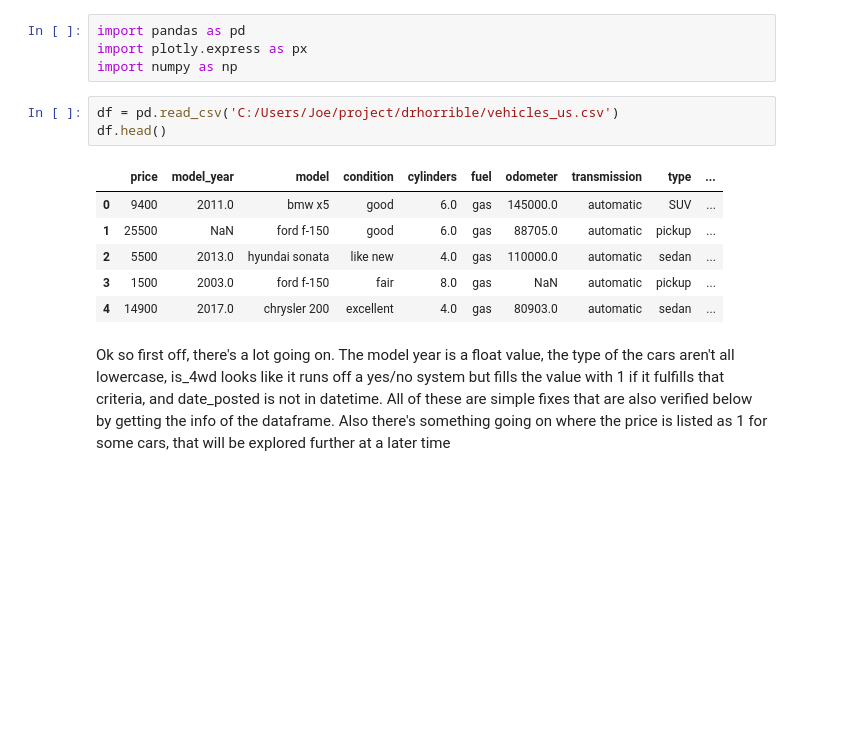
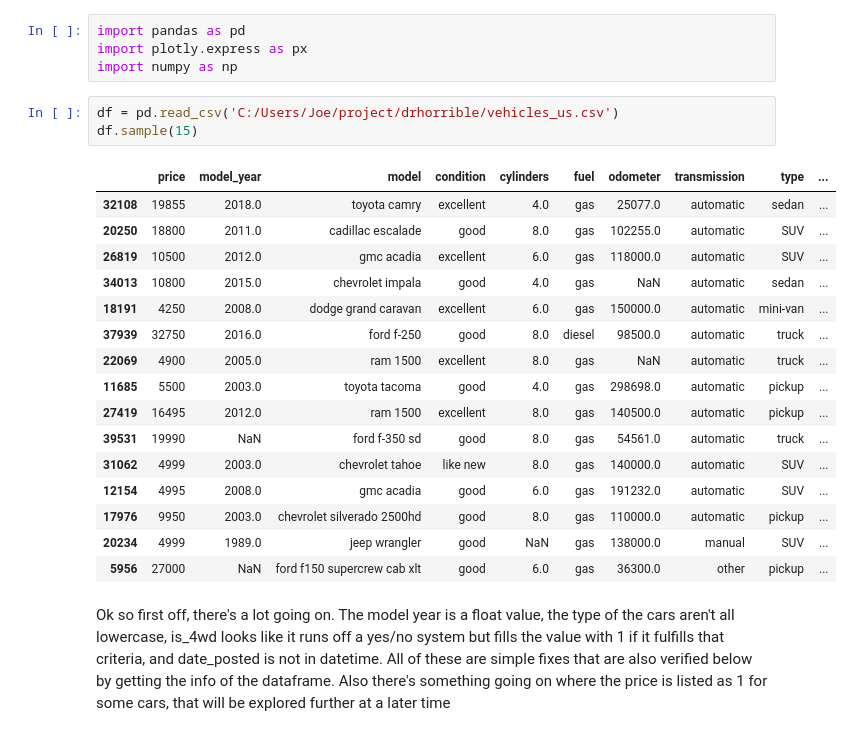
Before and after one commit to jojorocoder/drhorrible, a Jupyter notebook: notebooks/EDA.ipynb, the cells around one changed output. Saved outputs shown, nothing was run; the diff lists cells and outputs as text; blank space fills up the shorter version.

```diff
--- a/notebooks/EDA.ipynb
+++ b/notebooks/EDA.ipynb
@@ -8,14 +8,24 @@ import plotly.express as px
 import numpy as np
 # %%
 df = pd.read_csv('C:/Users/Joe/project/drhorrible/vehicles_us.csv')
-df.head()
+df.sample(15)
 # %% [output]
 |  | price | model_year | model | condition | cylinders | fuel | odometer | transmission | type | ... |
-| 0 | 9400 | 2011.0 | bmw x5 | good | 6.0 | gas | 145000.0 | automatic | SUV | ... |
-| 1 | 25500 | NaN | ford f-150 | good | 6.0 | gas | 88705.0 | automatic | pickup | ... |
-| 2 | 5500 | 2013.0 | hyundai sonata | like new | 4.0 | gas | 110000.0 | automatic | sedan | ... |
-| 3 | 1500 | 2003.0 | ford f-150 | fair | 8.0 | gas | NaN | automatic | pickup | ... |
-| 4 | 14900 | 2017.0 | chrysler 200 | excellent | 4.0 | gas | 80903.0 | automatic | sedan | ... |
+| 32108 | 19855 | 2018.0 | toyota camry | excellent | 4.0 | gas | 25077.0 | automatic | sedan | ... |
+| 20250 | 18800 | 2011.0 | cadillac escalade | good | 8.0 | gas | 102255.0 | automatic | SUV | ... |
+| 26819 | 10500 | 2012.0 | gmc acadia | excellent | 6.0 | gas | 118000.0 | automatic | SUV | ... |
+| 34013 | 10800 | 2015.0 | chevrolet impala | good | 4.0 | gas | NaN | automatic | sedan | ... |
+| 18191 | 4250 | 2008.0 | dodge grand caravan | excellent | 6.0 | gas | 150000.0 | automatic | mini-van | ... |
+| 37939 | 32750 | 2016.0 | ford f-250 | good | 8.0 | diesel | 98500.0 | automatic | truck | ... |
+| 22069 | 4900 | 2005.0 | ram 1500 | excellent | 8.0 | gas | NaN | automatic | truck | ... |
+| 11685 | 5500 | 2003.0 | toyota tacoma | good | 4.0 | gas | 298698.0 | automatic | pickup | ... |
+| 27419 | 16495 | 2012.0 | ram 1500 | excellent | 8.0 | gas | 140500.0 | automatic | pickup | ... |
+| 39531 | 19990 | NaN | ford f-350 sd | good | 8.0 | gas | 54561.0 | automatic | truck | ... |
+| 31062 | 4999 | 2003.0 | chevrolet tahoe | like new | 8.0 | gas | 140000.0 | automatic | SUV | ... |
+| 12154 | 4995 | 2008.0 | gmc acadia | good | 6.0 | gas | 191232.0 | automatic | SUV | ... |
+| 17976 | 9950 | 2003.0 | chevrolet silverado 2500hd | good | 8.0 | gas | 110000.0 | automatic | pickup | ... |
+| 20234 | 4999 | 1989.0 | jeep wrangler | good | NaN | gas | 138000.0 | manual | SUV | ... |
+| 5956 | 27000 | NaN | ford f150 supercrew cab xlt | good | 6.0 | gas | 36300.0 | other | pickup | ... |
 # %% [markdown]
 Ok so first off, there's a lot going on. The model year is a float value, the type of the cars aren't all lowercase, is_4wd looks like it runs off a yes/no system but fills the value with 1 if it fulfills that criteria, and date_posted is not in datetime. All of these are simple fixes that are also verified below by getting the info of the dataframe. Also there's something going on where the price is listed as 1 for some cars, that will be explored further at a later time
 # %%
```
Also changed, not shown: parts of 17 cells of this notebook, 1 other file.
